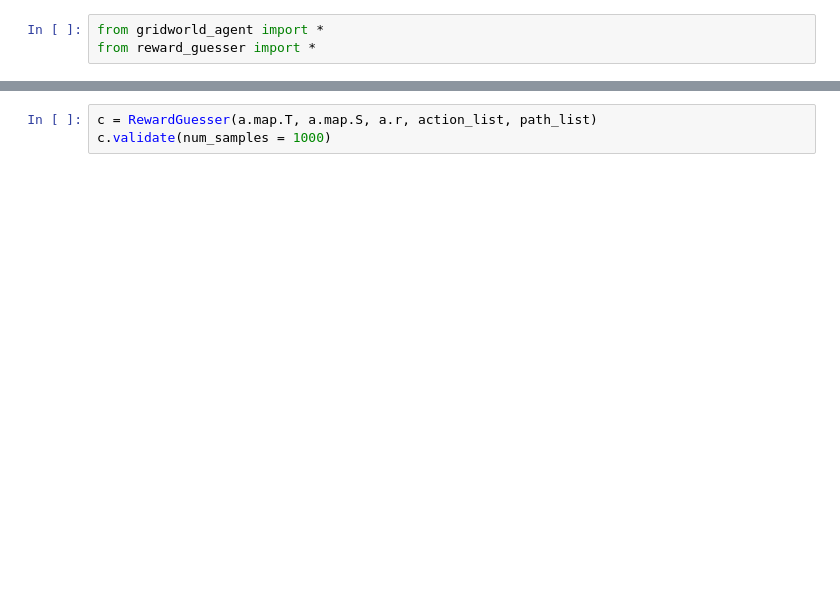
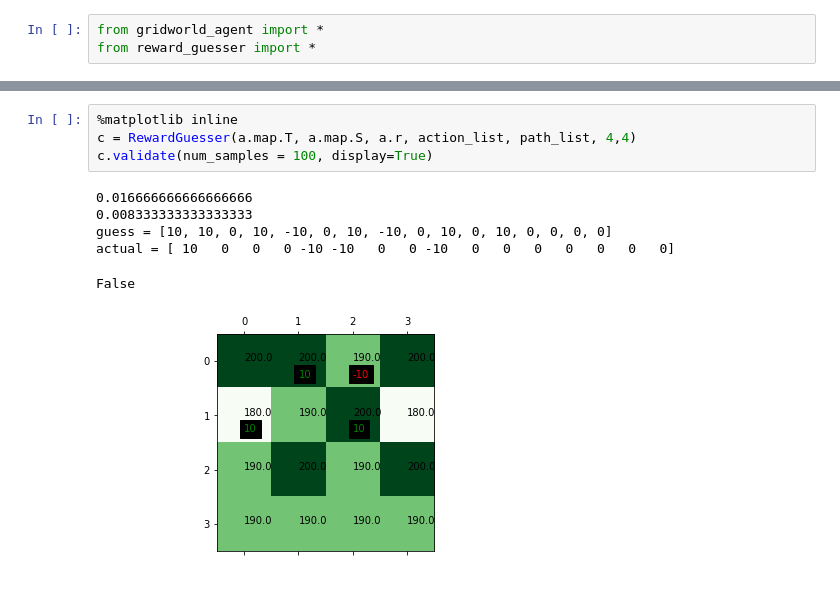
Before and after one commit to annieechen/communicative-models, a Jupyter notebook: Gridworld Notebook.ipynb, the cells around one changed output, grey strips where cells are left out. Drawn from its saved outputs; the diff is of its cells as text; blank space fills up the shorter version.

```diff
--- a/Gridworld Notebook.ipynb
+++ b/Gridworld Notebook.ipynb
@@ -34,3 +27,11 @@ path from (4, 4)
 # %%
-c = RewardGuesser(a.map.T, a.map.S, a.r, action_list, path_list)
-c.validate(num_samples = 1000)
+%matplotlib inline
+c = RewardGuesser(a.map.T, a.map.S, a.r, action_list, path_list, 4,4)
+c.validate(num_samples = 100, display=True)
+# %% [output]
+0.016666666666666666
+0.008333333333333333
+guess = [10, 10, 0, 10, -10, 0, 10, -10, 0, 10, 0, 10, 0, 0, 0, 0]
+actual = [ 10   0   0   0 -10 -10   0   0 -10   0   0   0   0   0   0   0]
+False
+[figure, added]
```
Also changed, not shown: parts of 9 cells of this notebook, 3 other files.
